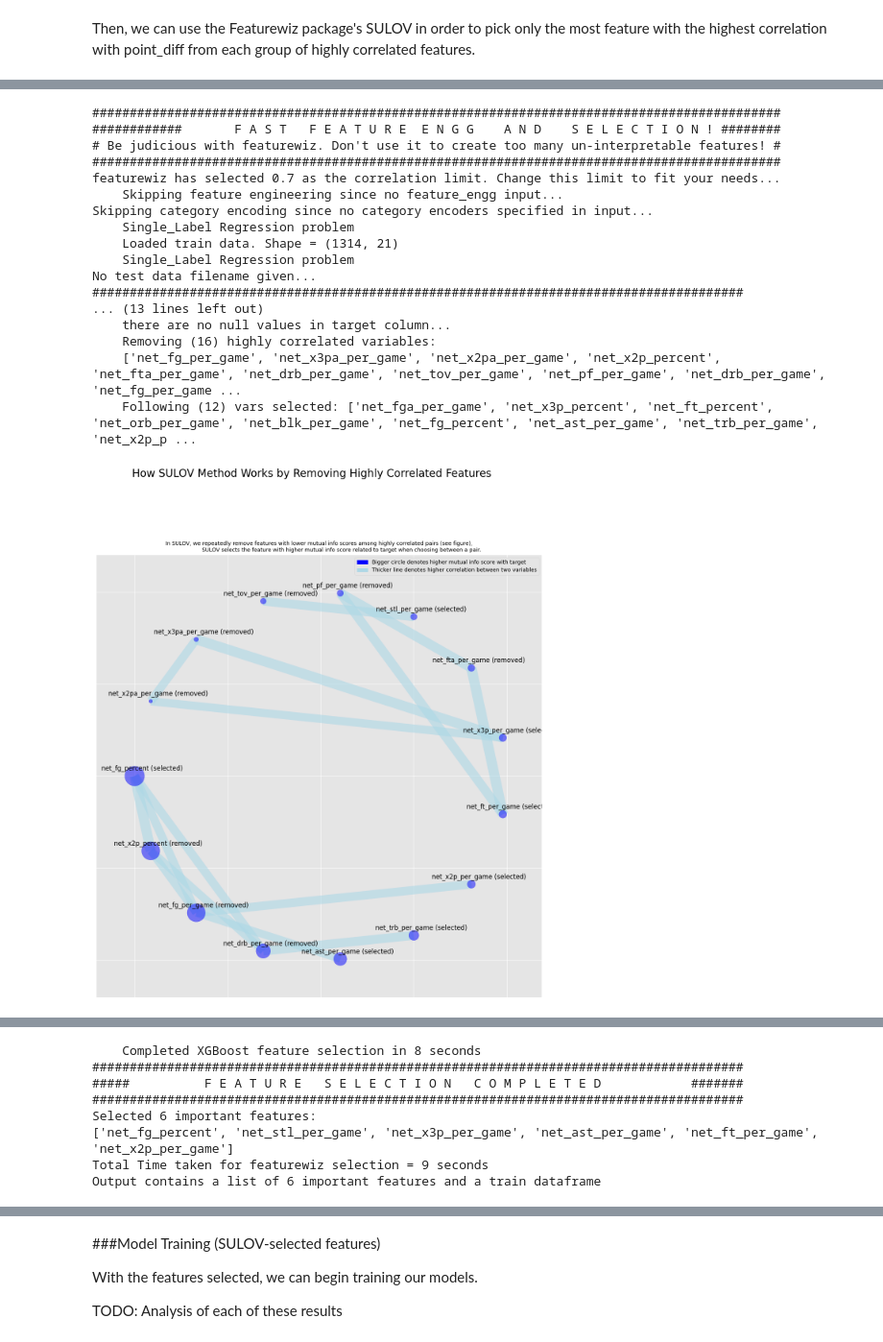
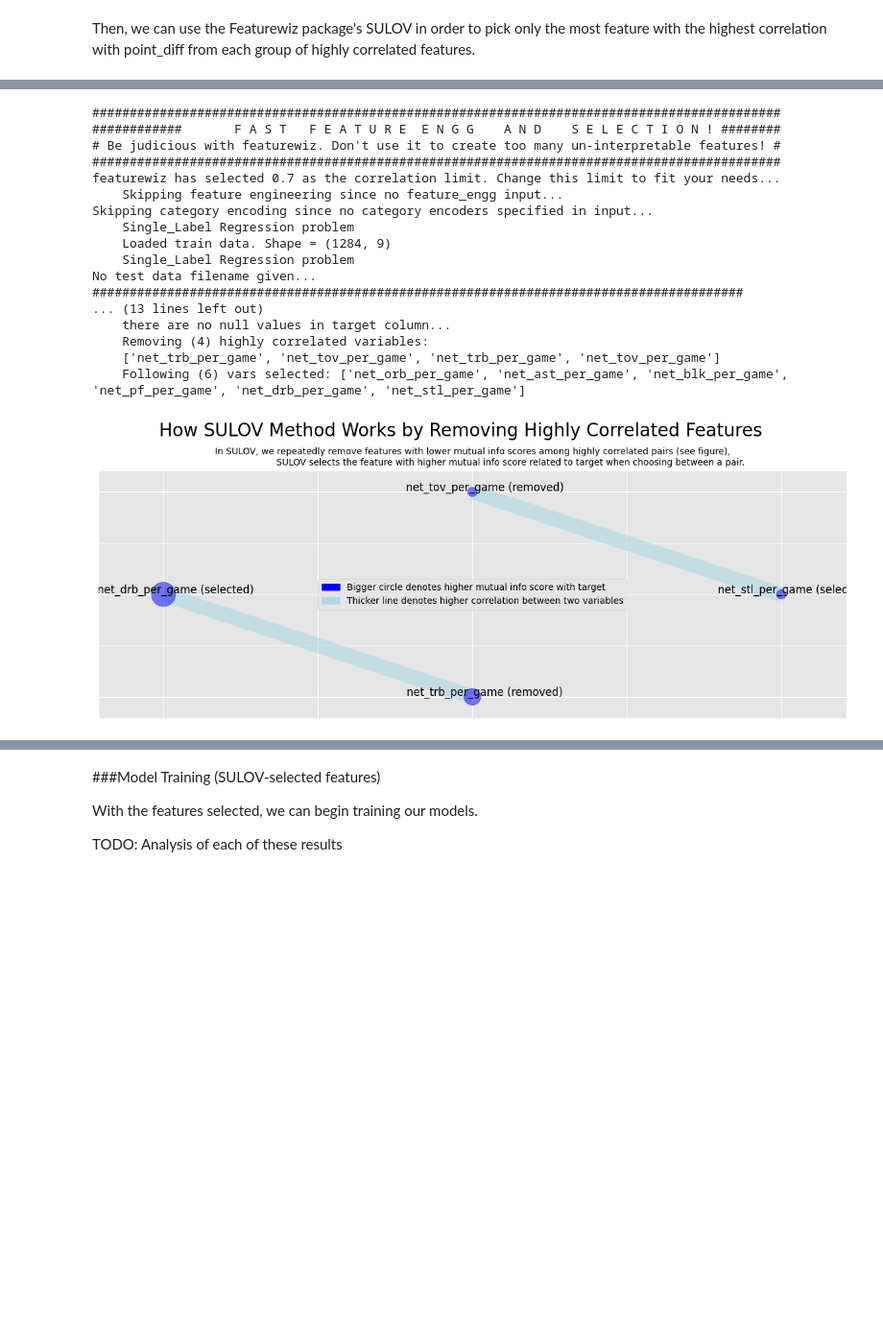
Before and after one commit to CaptainSpaceboy/ECS171-Team12, a Jupyter notebook: Team12.ipynb, the cells around one changed output, grey strips where cells are left out. Shown at 96% size. Cells and saved outputs as stored; diff of their text form; code cells hidden in the pictures; blank space fills up the shorter version.

```diff
--- a/Team12.ipynb
+++ b/Team12.ipynb
@@ -206,3 +206,7 @@ NBA_merged_df = NBA_merged_df[NBA_merged_df['team'] != 'League Average']
 # %%
 # only 1980 to present
 NBA_merged_df = NBA_merged_df[NBA_merged_df['season'] >= 1980]
+# %%
+# remove 2026. to be used as unseen data
+NBA_merged_df = NBA_merged_df[NBA_merged_df['season'] != 2026]
+NBA_merged_df.tail()
@@ -859,7 +881,10 @@ NBA_merged_df = NBA_merged_df.set_index('season')
 # %%
 
 
-cols_to_drop = ['lg', 'team', 'abbreviation', 'playoffs', 'g', 'mp_per_game']
+cols_to_include = ['net_orb_per_game', 'net_drb_per_game', 'net_trb_per_game', 'net_ast_per_game', 'net_stl_per_game', 'net_blk_per_game', 'net_tov_per_game', 'net_blk_per_game', 'net_pf_per_game', 'point_diff']
 
-for col in cols_to_drop:
+for col in NBA_merged_df.columns:
+  if(col not in cols_to_include):
     NBA_merged_df = NBA_merged_df.drop(columns=col)
+
+print(NBA_merged_df.columns)
@@ -917,25 +985,25 @@ Requirement already satisfied: arrow>=0.15.0 in /usr/local/lib/python3.12/dist-p
 # %%
 import featurewiz as fwiz
 
 outputs = fwiz.featurewiz(dataname=scaled_NBA_merged_df, target="point_diff", corr_limit=0.70, verbose=2, sep=',',
 		header=0, test_data='',feature_engg='', category_encoders='',
-		dask_xgboost_flag=False, nrows=None, skip_sulov=False, skip_xgboost=False)
+		dask_xgboost_flag=False, nrows=None, skip_sulov=False, skip_xgboost=True)
 # %% [output]
 ############################################################################################
 ############       F A S T   F E A T U R E  E N G G    A N D    S E L E C T I O N ! ########
 # Be judicious with featurewiz. Don't use it to create too many un-interpretable features! #
 ############################################################################################
 featurewiz has selected 0.7 as the correlation limit. Change this limit to fit your needs...
     Skipping feature engineering since no feature_engg input...
 Skipping category encoding since no category encoders specified in input...
     Single_Label Regression problem
-    Loaded train data. Shape = (1314, 21)
+    Loaded train data. Shape = (1284, 9)
     Single_Label Regression problem
 No test data filename given...
 #######################################################################################
 ... (13 lines left out)
     there are no null values in target column...
-    Removing (16) highly correlated variables:
-    ['net_fg_per_game', 'net_x3pa_per_game', 'net_x2pa_per_game', 'net_x2p_percent', 'net_fta_per_game', 'net_drb_per_game', 'net_tov_per_game', 'net_pf_per_game', 'net_drb_per_game', 'net_fg_per_game ...
-    Following (12) vars selected: ['net_fga_per_game', 'net_x3p_percent', 'net_ft_percent', 'net_orb_per_game', 'net_blk_per_game', 'net_fg_percent', 'net_ast_per_game', 'net_trb_per_game', 'net_x2p_p ...
+    Removing (4) highly correlated variables:
+    ['net_trb_per_game', 'net_tov_per_game', 'net_trb_per_game', 'net_tov_per_game']
+    Following (6) vars selected: ['net_orb_per_game', 'net_ast_per_game', 'net_blk_per_game', 'net_pf_per_game', 'net_drb_per_game', 'net_stl_per_game']
-[figure, old version]
+[figure, new version]
@@ -960,11 +1022,3 @@ Converting all features to numeric before sending to XGBoost...
-    Completed XGBoost feature selection in 8 seconds
-#######################################################################################
-#####          F E A T U R E   S E L E C T I O N   C O M P L E T E D            #######
-#######################################################################################
-Selected 6 important features:
-['net_fg_percent', 'net_stl_per_game', 'net_x3p_per_game', 'net_ast_per_game', 'net_ft_per_game', 'net_x2p_per_game']
-Total Time taken for featurewiz selection = 9 seconds
-Output contains a list of 6 important features and a train dataframe
 # %%
 selected_df = outputs[1]
 selected_df.head()
```
Also changed, not shown: parts of 26 cells of this notebook.
